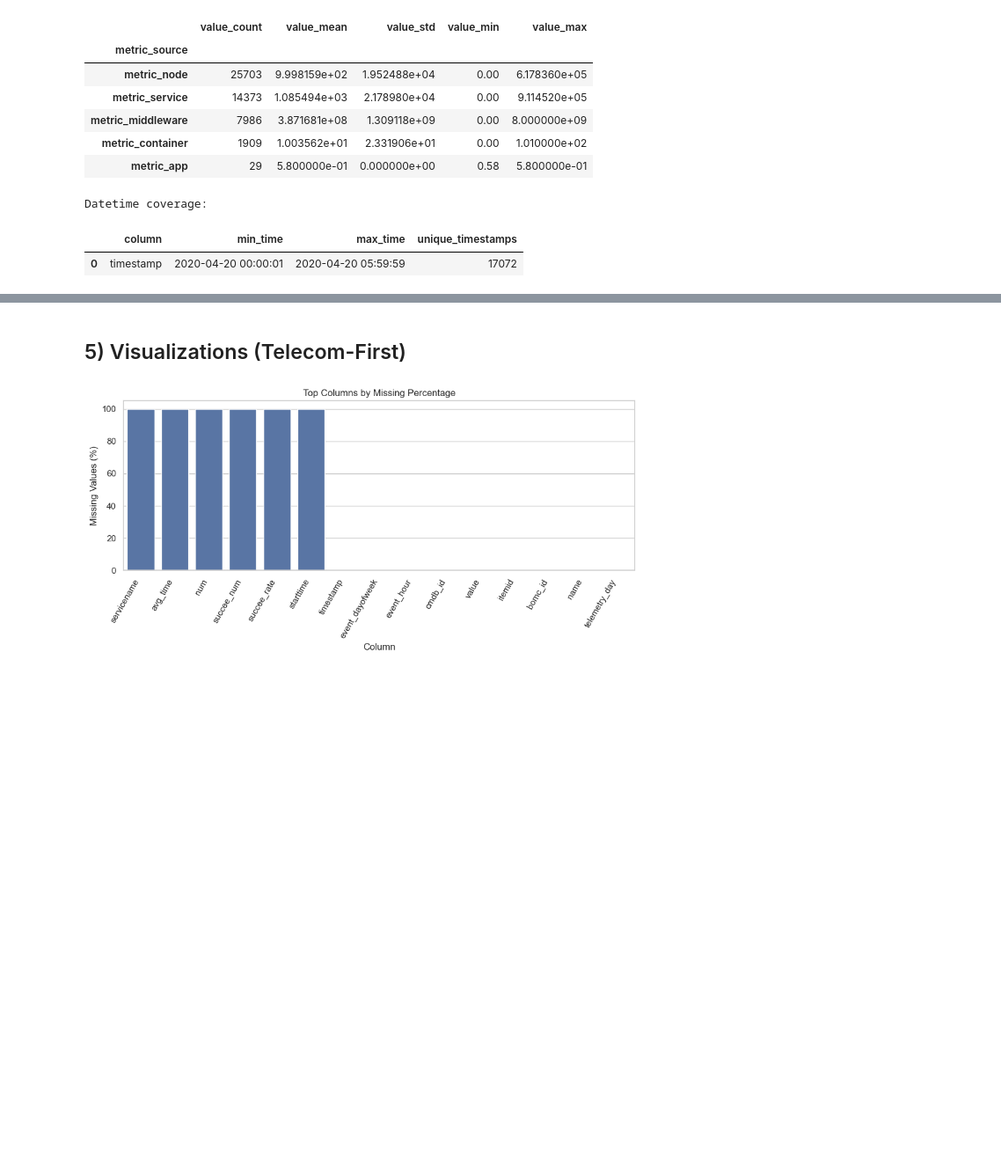
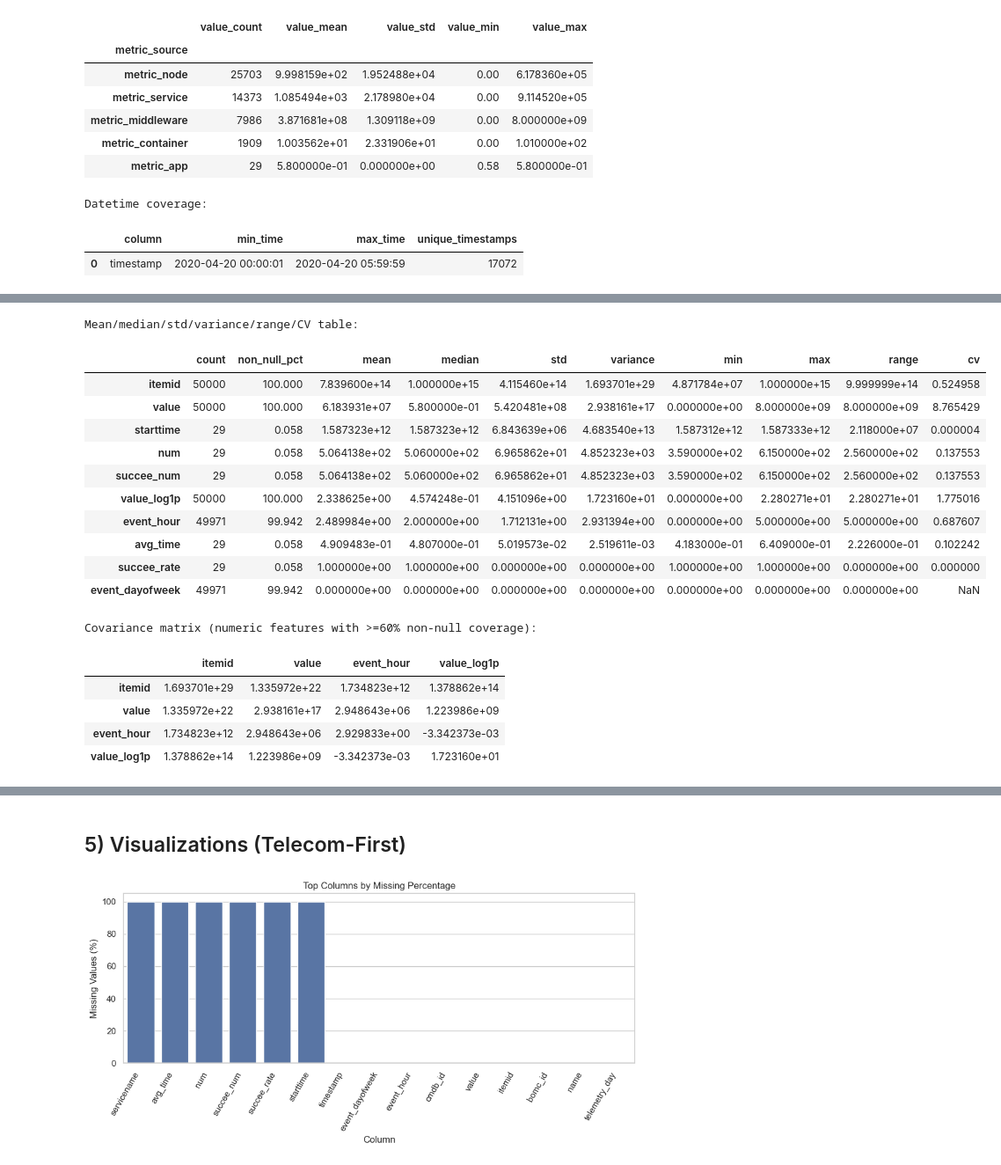
Before and after one commit to Ohara124c41/ai-programming-foundations-project, a Jupyter notebook: data_workflow.ipynb, the cells around one changed output, grey strips where cells are left out. Shown at 88% size. Saved outputs shown, nothing was run; the diff lists cells and outputs as text; code cells hidden in the pictures; blank space fills up the shorter version.

```diff
--- a/data_workflow.ipynb
+++ b/data_workflow.ipynb
@@ -734,0 +750,73 @@ V&V EDA: {'eda_function_defined': True, 'summary_stats_present': True, 'missingn
+# %%
+if df_clean is None:
+    stats_summary = None
+    covariance_matrix = None
+    print("Summary stats skipped: dataset missing.")
+else:
+    numeric_cols = df_clean.select_dtypes(include=[np.number]).columns.tolist()
+    if not numeric_cols:
+        stats_summary = None
+        covariance_matrix = None
+        print("Summary stats skipped: no numeric columns available.")
+    else:
+        numeric_frame = df_clean[numeric_cols].replace([np.inf, -np.inf], np.nan)
+
+        stats_summary = pd.DataFrame({
+            "count": numeric_frame.count(),
+            "non_null_pct": numeric_frame.notna().mean() * 100,
+            "mean": numeric_frame.mean(),
+            "median": numeric_frame.median(),
+            "std": numeric_frame.std(ddof=1),
+            "variance": numeric_frame.var(ddof=1),
+            "min": numeric_frame.min(),
+            "max": numeric_frame.max(),
+        })
+        stats_summary["range"] = stats_summary["max"] - stats_summary["min"]
+        stats_summary["cv"] = np.where(
+            np.isclose(stats_summary["mean"], 0),
+            np.nan,
+            stats_summary["std"] / stats_summary["mean"].abs(),
+        )
+
+        print("Mean/median/std/variance/range/CV table:")
+        display(stats_summary.sort_values("variance", ascending=False))
+
+        cov_cols = [
+            col for col in numeric_frame.columns
+            if numeric_frame[col].notna().mean() >= 0.60 and numeric_frame[col].nunique(dropna=True) > 1
+        ]
+
+        if len(cov_cols) < 2:
+            covariance_matrix = None
+            print("Covariance matrix skipped: fewer than two sufficiently complete numeric columns.")
+        else:
+            cov_frame = numeric_frame[cov_cols].copy()
+            for col in cov_frame.columns:
+                cov_frame[col] = cov_frame[col].fillna(cov_frame[col].median())
+
+            covariance_matrix = cov_frame.cov()
+            if covariance_matrix.shape[0] > 10:
+                keep_cols = stats_summary.loc[cov_cols].sort_values("variance", ascending=False).head(10).index
+                covariance_matrix = covariance_matrix.loc[keep_cols, keep_cols]
+
+            print("Covariance matrix (numeric features with >=60% non-null coverage):")
+            display(covariance_matrix)
+# %% [output]
+Mean/median/std/variance/range/CV table:
+|  | count | non_null_pct | mean | median | std | variance | min | max | range | cv |
+| itemid | 50000 | 100.000 | 7.839600e+14 | 1.000000e+15 | 4.115460e+14 | 1.693701e+29 | 4.871784e+07 | 1.000000e+15 | 9.999999e+14 | 0.524958 |
+| value | 50000 | 100.000 | 6.183931e+07 | 5.800000e-01 | 5.420481e+08 | 2.938161e+17 | 0.000000e+00 | 8.000000e+09 | 8.000000e+09 | 8.765429 |
+| starttime | 29 | 0.058 | 1.587323e+12 | 1.587323e+12 | 6.843639e+06 | 4.683540e+13 | 1.587312e+12 | 1.587333e+12 | 2.118000e+07 | 0.000004 |
+| num | 29 | 0.058 | 5.064138e+02 | 5.060000e+02 | 6.965862e+01 | 4.852323e+03 | 3.590000e+02 | 6.150000e+02 | 2.560000e+02 | 0.137553 |
+| succee_num | 29 | 0.058 | 5.064138e+02 | 5.060000e+02 | 6.965862e+01 | 4.852323e+03 | 3.590000e+02 | 6.150000e+02 | 2.560000e+02 | 0.137553 |
+| value_log1p | 50000 | 100.000 | 2.338625e+00 | 4.574248e-01 | 4.151096e+00 | 1.723160e+01 | 0.000000e+00 | 2.280271e+01 | 2.280271e+01 | 1.775016 |
+| event_hour | 49971 | 99.942 | 2.489984e+00 | 2.000000e+00 | 1.712131e+00 | 2.931394e+00 | 0.000000e+00 | 5.000000e+00 | 5.000000e+00 | 0.687607 |
+| avg_time | 29 | 0.058 | 4.909483e-01 | 4.807000e-01 | 5.019573e-02 | 2.519611e-03 | 4.183000e-01 | 6.409000e-01 | 2.226000e-01 | 0.102242 |
+| succee_rate | 29 | 0.058 | 1.000000e+00 | 1.000000e+00 | 0.000000e+00 | 0.000000e+00 | 1.000000e+00 | 1.000000e+00 | 0.000000e+00 | 0.000000 |
+| event_dayofweek | 49971 | 99.942 | 0.000000e+00 | 0.000000e+00 | 0.000000e+00 | 0.000000e+00 | 0.000000e+00 | 0.000000e+00 | 0.000000e+00 | NaN |
+Covariance matrix (numeric features with >=60% non-null coverage):
+|  | itemid | value | event_hour | value_log1p |
+| itemid | 1.693701e+29 | 1.335972e+22 | 1.734823e+12 | 1.378862e+14 |
+| value | 1.335972e+22 | 2.938161e+17 | 2.948643e+06 | 1.223986e+09 |
+| event_hour | 1.734823e+12 | 2.948643e+06 | 2.929833e+00 | -3.342373e-03 |
+| value_log1p | 1.378862e+14 | 1.223986e+09 | -3.342373e-03 | 1.723160e+01 |
```
Also changed, not shown: parts of 26 cells of this notebook, 3 other files.
